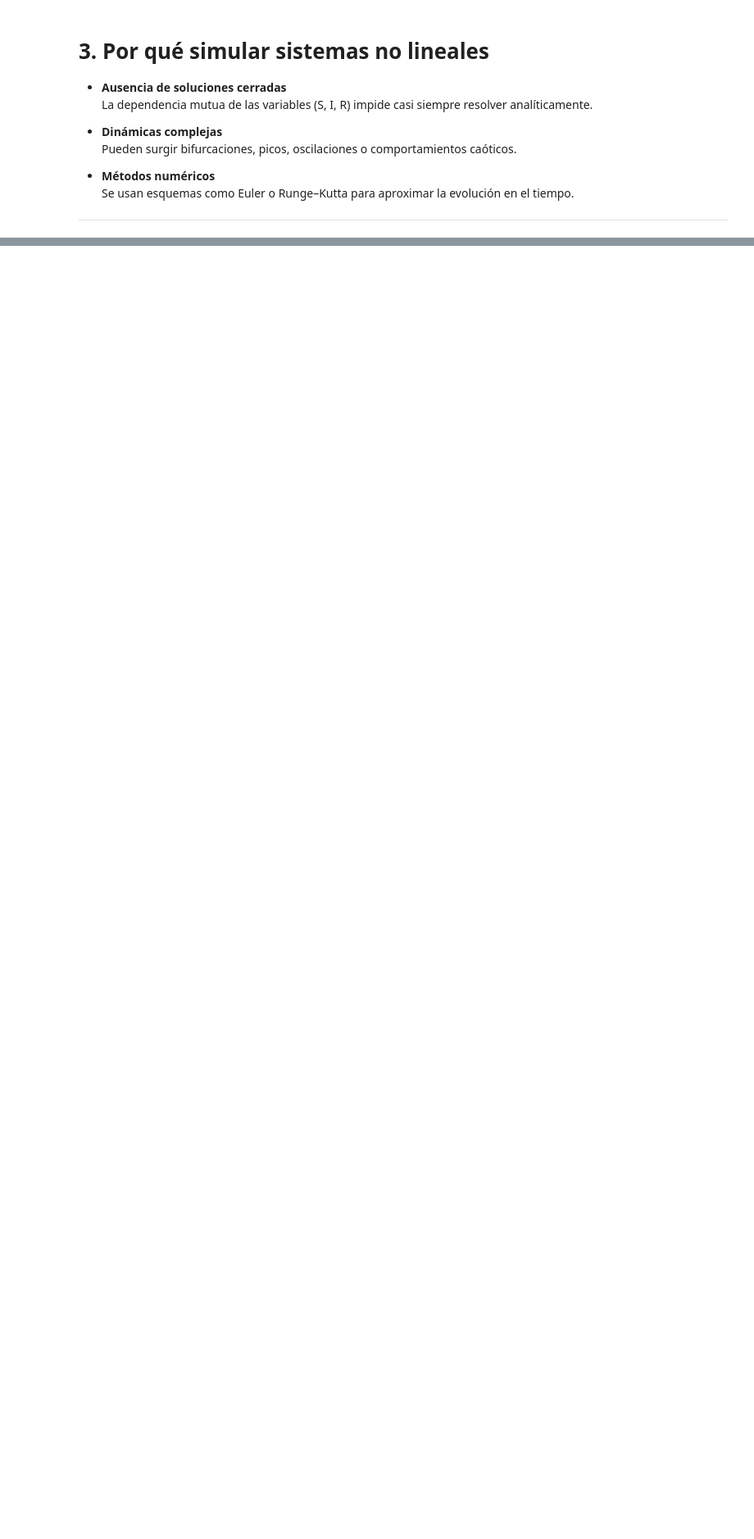
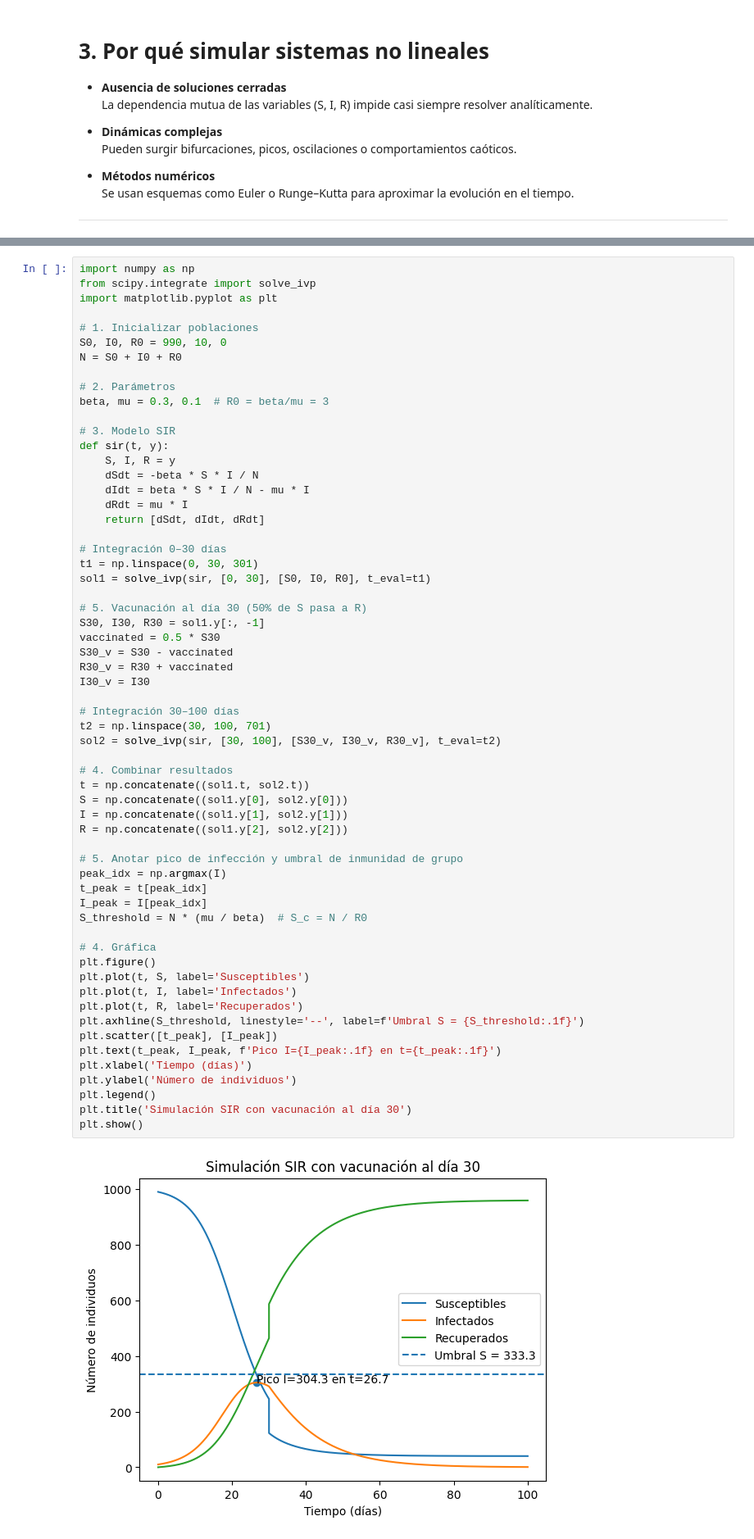
Before and after one commit to JoaquinCampos22155/lab2-MODSIM, a Jupyter notebook: ejercicio3.ipynb, the cells around one changed output, grey strips where cells are left out. Shown at 82% size. Cells and saved outputs as stored; diff of their text form; blank space fills up the shorter version.

```diff
--- a/ejercicio3.ipynb
+++ b/ejercicio3.ipynb
@@ -123,3 +123,65 @@ El término $ \beta S I$ es **no lineal** porque depende del producto de dos var
    - Cuando el número de susceptibles se reduce, la retroalimentación positiva se atenúa, provocando el pico epidémico y el cambio de concavidad.
 
 En resumen, la no linealidad del término $ \beta S I$ genera una fase inicial de aceleración y una fase posterior de desaceleración, definidas por puntos de inflexión en la curva de infectados.
+# %%
+import numpy as np
+from scipy.integrate import solve_ivp
+import matplotlib.pyplot as plt
+
+# 1. Inicializar poblaciones
+S0, I0, R0 = 990, 10, 0
+N = S0 + I0 + R0
+
+# 2. Parámetros
+beta, mu = 0.3, 0.1  # R0 = beta/mu = 3
+
+# 3. Modelo SIR
+def sir(t, y):
+    S, I, R = y
+    dSdt = -beta * S * I / N
+    dIdt = beta * S * I / N - mu * I
+    dRdt = mu * I
+    return [dSdt, dIdt, dRdt]
+
+# Integración 0–30 días
+t1 = np.linspace(0, 30, 301)
+sol1 = solve_ivp(sir, [0, 30], [S0, I0, R0], t_eval=t1)
+
+# 5. Vacunación al día 30 (50% de S pasa a R)
+S30, I30, R30 = sol1.y[:, -1]
+vaccinated = 0.5 * S30
+S30_v = S30 - vaccinated
+R30_v = R30 + vaccinated
+I30_v = I30
+
+# Integración 30–100 días
+t2 = np.linspace(30, 100, 701)
+sol2 = solve_ivp(sir, [30, 100], [S30_v, I30_v, R30_v], t_eval=t2)
+
+# 4. Combinar resultados
+t = np.concatenate((sol1.t, sol2.t))
+S = np.concatenate((sol1.y[0], sol2.y[0]))
+I = np.concatenate((sol1.y[1], sol2.y[1]))
+R = np.concatenate((sol1.y[2], sol2.y[2]))
+
+# 5. Anotar pico de infección y umbral de inmunidad de grupo
+peak_idx = np.argmax(I)
+t_peak = t[peak_idx]
+I_peak = I[peak_idx]
+S_threshold = N * (mu / beta)  # S_c = N / R0
+
+# 4. Gráfica
+plt.figure()
+plt.plot(t, S, label='Susceptibles')
+plt.plot(t, I, label='Infectados')
+plt.plot(t, R, label='Recuperados')
+plt.axhline(S_threshold, linestyle='--', label=f'Umbral S = {S_threshold:.1f}')
+plt.scatter([t_peak], [I_peak])
+plt.text(t_peak, I_peak, f'Pico I={I_peak:.1f} en t={t_peak:.1f}')
+plt.xlabel('Tiempo (días)')
+plt.ylabel('Número de individuos')
+plt.legend()
+plt.title('Simulación SIR con vacunación al día 30')
+plt.show()
+# %% [output]
+[figure, added]
```
Also changed, not shown: parts of 1 cell of this notebook.
